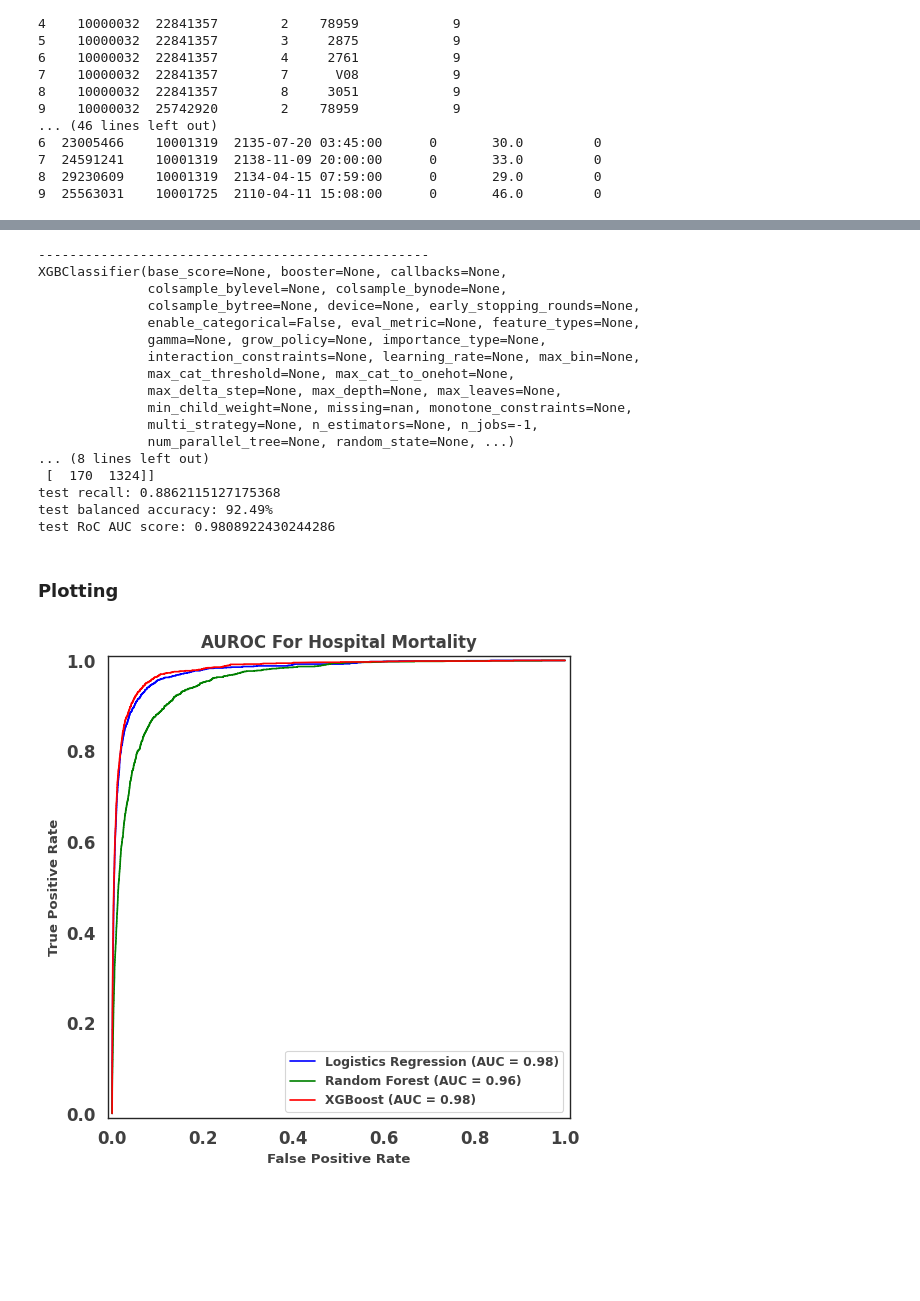
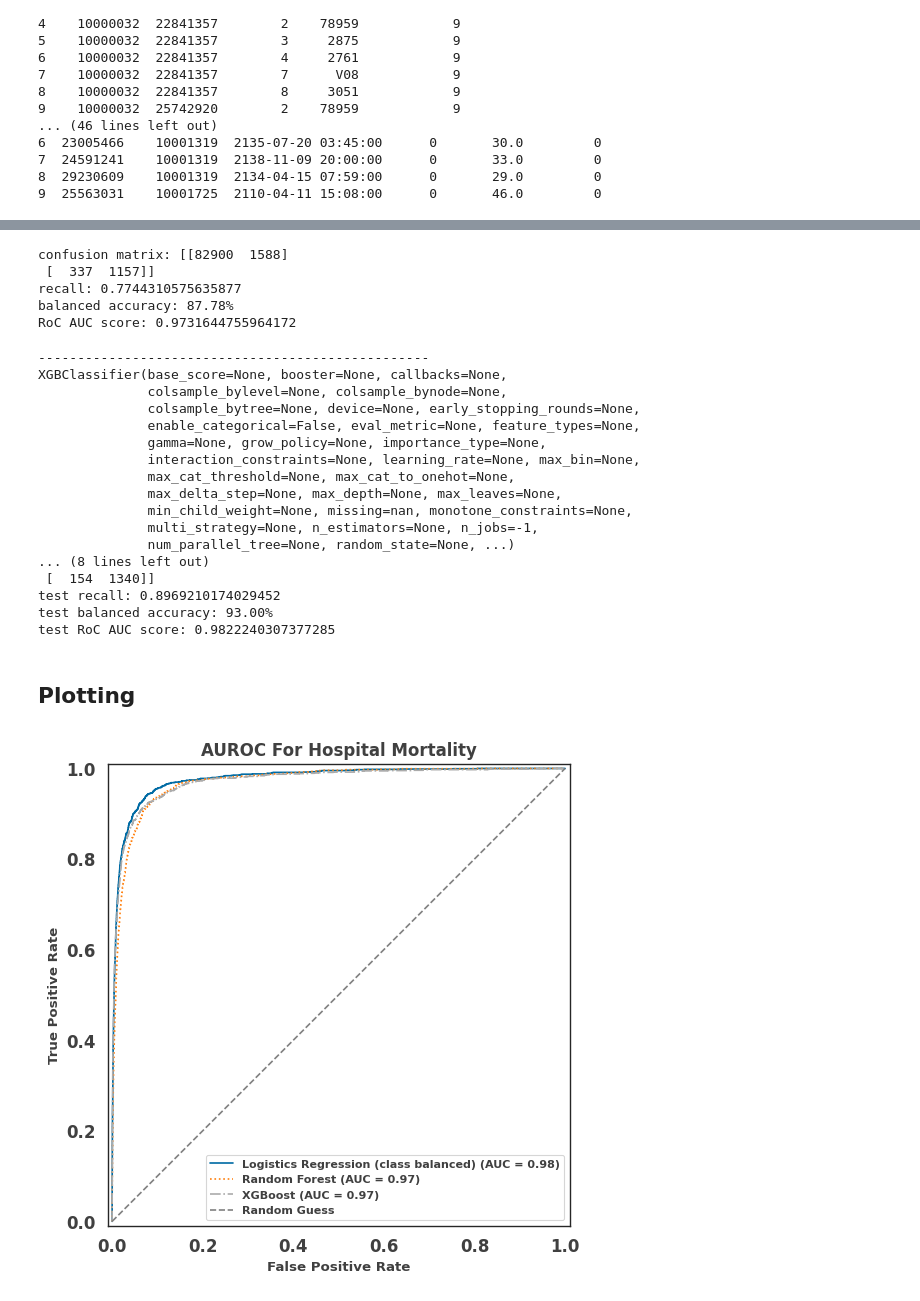
Before and after one commit to bbj-lab/ethos-paper, a Jupyter notebook: icd_prediction/icd_model.ipynb, the cells around one changed output, grey strips where cells are left out. Drawn from its saved outputs; the diff is of its cells as text; code cells hidden in the pictures; blank space fills up the shorter version.

```diff
--- a/icd_prediction/icd_model.ipynb
+++ b/icd_prediction/icd_model.ipynb
@@ -439,0 +866,9 @@ test RoC AUC score: 0.955380235394122
+# %%
+pos_weight = (len(train_y) - sum(train_y)) / sum(train_y)
+params = {"max_depth": [None, 3, 6, 12],
+           "n_estimators": [None, 50, 100]}
+
+gs = GridSearchCV(XGBClassifier(n_jobs=-1, scale_pos_weight=pos_weight), param_grid=params, cv = ps,
+                  return_train_score=True, verbose=10, scoring='f1')
+
+gs.fit(X, y)
@@ -440,6 +917,33 @@ test RoC AUC score: 0.955380235394122
+# %%
+xgboost = gs.best_estimator_
+preds = xgboost.predict(test_X)
+
+# confusion matrix
+cm = confusion_matrix(test_y, preds, labels=xgboost.classes_)
+print(f"confusion matrix:", cm)
+
+# recall score
+print(f"recall:", recall_score(test_y, preds))
+
+# balanced accuracy
+balanced_accuracy = balanced_accuracy_score(test_y, preds)
+print("balanced accuracy: {:.2f}%".format(balanced_accuracy*100))
+
+# RoC
+# print(f"{mode} RoC AUC score:", roc_auc_score(y, preds))
+print(f"RoC AUC score:", roc_auc_score(test_y, xgboost.predict_proba(test_X)[:, 1]))
+# %% [output]
+confusion matrix: [[82900  1588]
+ [  337  1157]]
+recall: 0.7744310575635877
+balanced accuracy: 87.78%
+RoC AUC score: 0.9731644755964172
+# %%
+import pickle
+with open('model/best_xgboost.pkl', 'wb') as f:
+    pickle.dump(xgboost, f)
 # %%
-pos_weight = (len(train_y) - sum(train_y)) / sum(train_y)
-xgboost = sklearn_train_loop(XGBClassifier(n_jobs=-1, scale_pos_weight=pos_weight),
+xgboost_2 = sklearn_train_loop(XGBClassifier(n_jobs=-1, scale_pos_weight=pos_weight),
             train_X, train_y,
             test_X, test_y)
 
@@ -461,12 +965,12 @@ XGBClassifier(base_score=None, booster=None, callbacks=None,
               multi_strategy=None, n_estimators=None, n_jobs=-1,
               num_parallel_tree=None, random_state=None, ...)
 ... (8 lines left out)
- [  170  1324]]
-test recall: 0.8862115127175368
-test balanced accuracy: 92.49%
-test RoC AUC score: 0.9808922430244286
+ [  154  1340]]
+test recall: 0.8969210174029452
+test balanced accuracy: 93.00%
+test RoC AUC score: 0.9822240307377285
 # %% [markdown]
-### Plotting
+## Plotting
 # %%
 from matplotlib.offsetbox import AnchoredText
 import seaborn as sns
@@ -490,28 +994,40 @@ plt.rcParams['xtick.labelsize'] = font_size
 plt.rcParams['ytick.color'] = black_color
 plt.rcParams['ytick.labelsize'] = font_size
 plt.rcParams['axes.titlesize'] = font_size
+plt.style.use('tableau-colorblind10')
 # %%
 models = [lr, rf, xgboost]  # Replace with your actual models
-model_names = ["Logistics Regression", "Random Forest", "XGBoost"]  # Replace with your model names
-colors = ['blue', 'green', 'red']  # Colors for each model
+model_names = ["Logistics Regression (class balanced)", "Random Forest", "XGBoost"]  # Replace with your model names
+line_styles = ['-', ':', '-.']
+# colors = ['blue', 'green', 'red']  # Colors for each model
 
 plt.figure(figsize=(8, 6))
 
-for model, name, color in zip(models, model_names, colors):
+for model, name, style in zip(models, model_names, line_styles):
     # Get predicted probabilities for the positive class
-    y_pred = model.predict_proba(test_X)[:, 1]
+    if not hasattr(model, "predict_proba"):
+        y_pred = model.predict(sm.add_constant(test_X_K))
+    else:
+        y_pred = model.predict_proba(test_X)[:, 1]
     fpr, tpr, _ = roc_curve(test_y, y_pred)
     roc_auc = auc(fpr, tpr)
 
     # Plot ROC curve
-    RocCurveDisplay(fpr=fpr, tpr=tpr, roc_auc=roc_auc, estimator_name=name).plot(ax=plt.gca(), color=color)
+    RocCurveDisplay(fpr=fpr, tpr=tpr, roc_auc=roc_auc, estimator_name=name).plot(ax=plt.gca(), linestyle=style)#, color=color)
 
+plt.plot([0, 1], [0, 1], linestyle="--", color="gray", label="Random Guess")
 # Add plot title and legend
 plt.title(f"AUROC For Hospital Mortality")
-plt.legend(loc="lower right")
-plt.savefig(f"plots/roc_d{icd_code_digits}.png")
+plt.legend(loc="lower right", fontsize=8)
+plt.savefig(f"plots/roc_d{icd_code_digits}.png", dpi=300)
 
 # title: what the picture tells us instead of fact
 # or go into the captions
+
+# add the random performance
+
+# colorblind
+# plt.style.use('tableau-colorblind10')
+# shape differ for black and white printout linestyle
 # %% [output]
-[figure, old version]
+[figure, new version]
```
Also changed, not shown: parts of 62 cells of this notebook, 5 other files.
